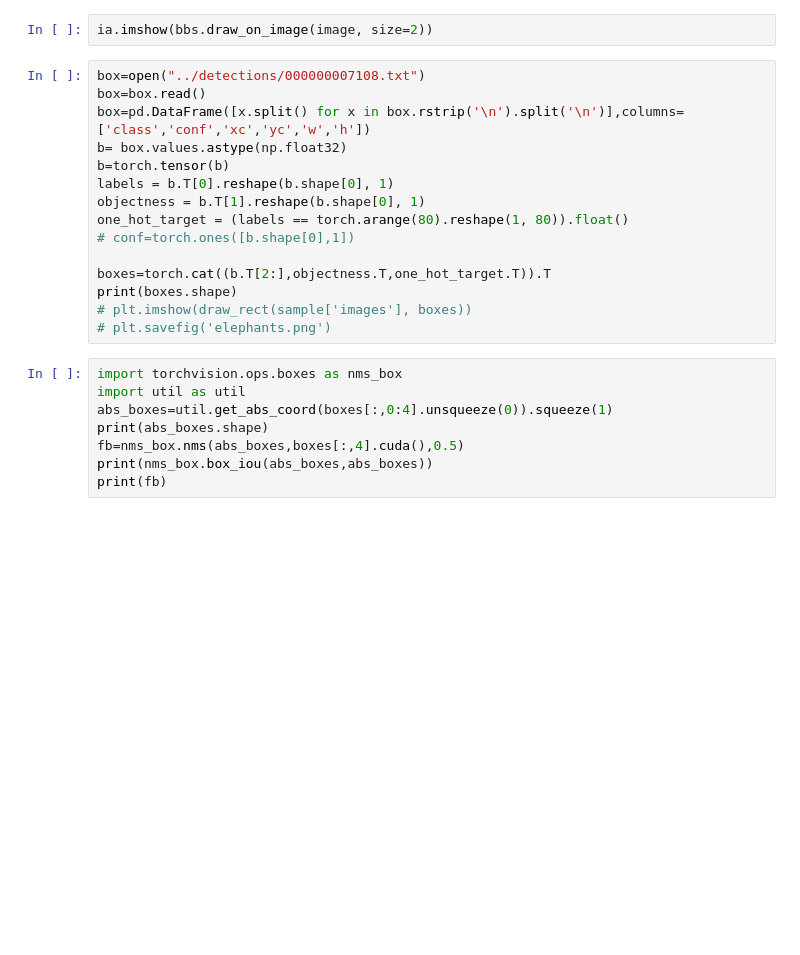
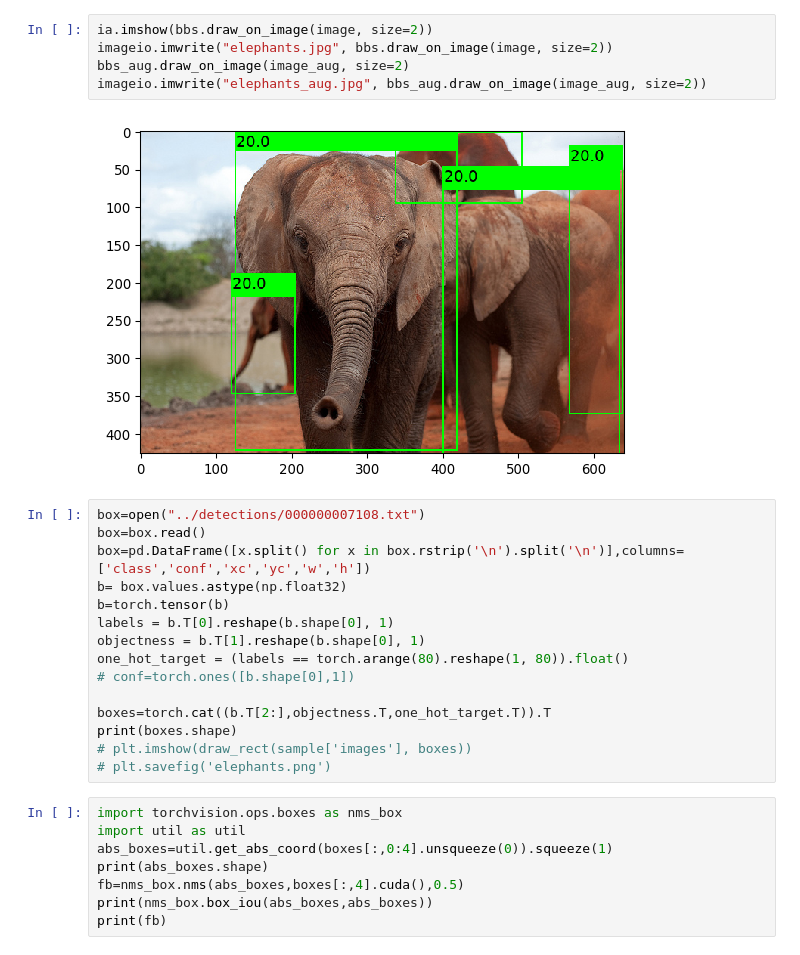
Before and after one commit to kostas1515/yolo_on_coco, a Jupyter notebook: coco.ipynb, the cells around one changed output. Cells and saved outputs as stored; diff of their text form; blank space fills up the shorter version.

```diff
--- a/coco.ipynb
+++ b/coco.ipynb
@@ -110,5 +131,10 @@ np.hstack((labels,new_bboxes))
-# %%
-ia.imshow(bbs.draw_on_image(image, size=2))
+# %%
+ia.imshow(bbs.draw_on_image(image, size=2))
+imageio.imwrite("elephants.jpg", bbs.draw_on_image(image, size=2))
+bbs_aug.draw_on_image(image_aug, size=2)
+imageio.imwrite("elephants_aug.jpg", bbs_aug.draw_on_image(image_aug, size=2))
+# %% [output]
+[figure, added]
 # %%
 box=open("../detections/000000007108.txt")
 box=box.read()
```
Also changed, not shown: parts of 32 cells of this notebook, 6 other files.
